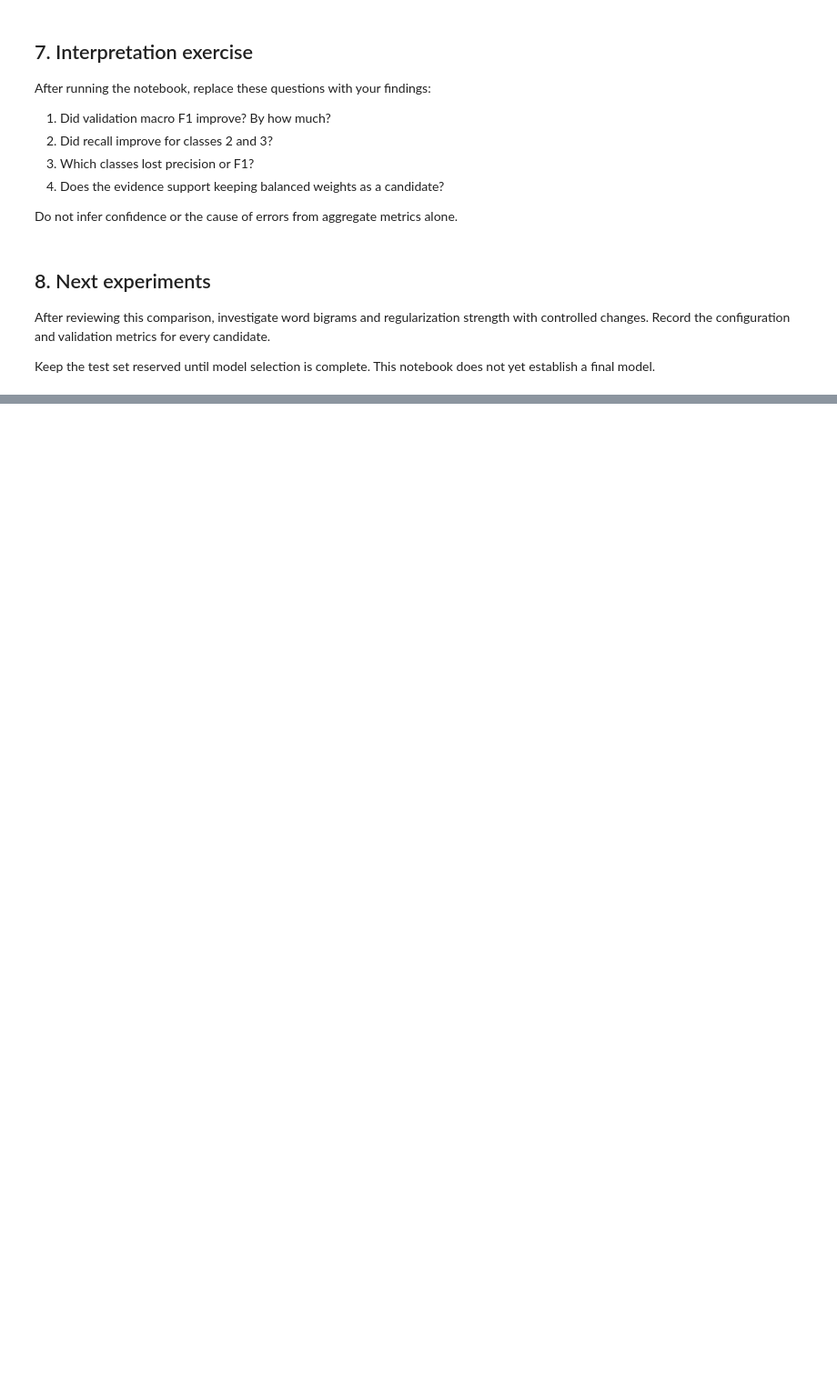
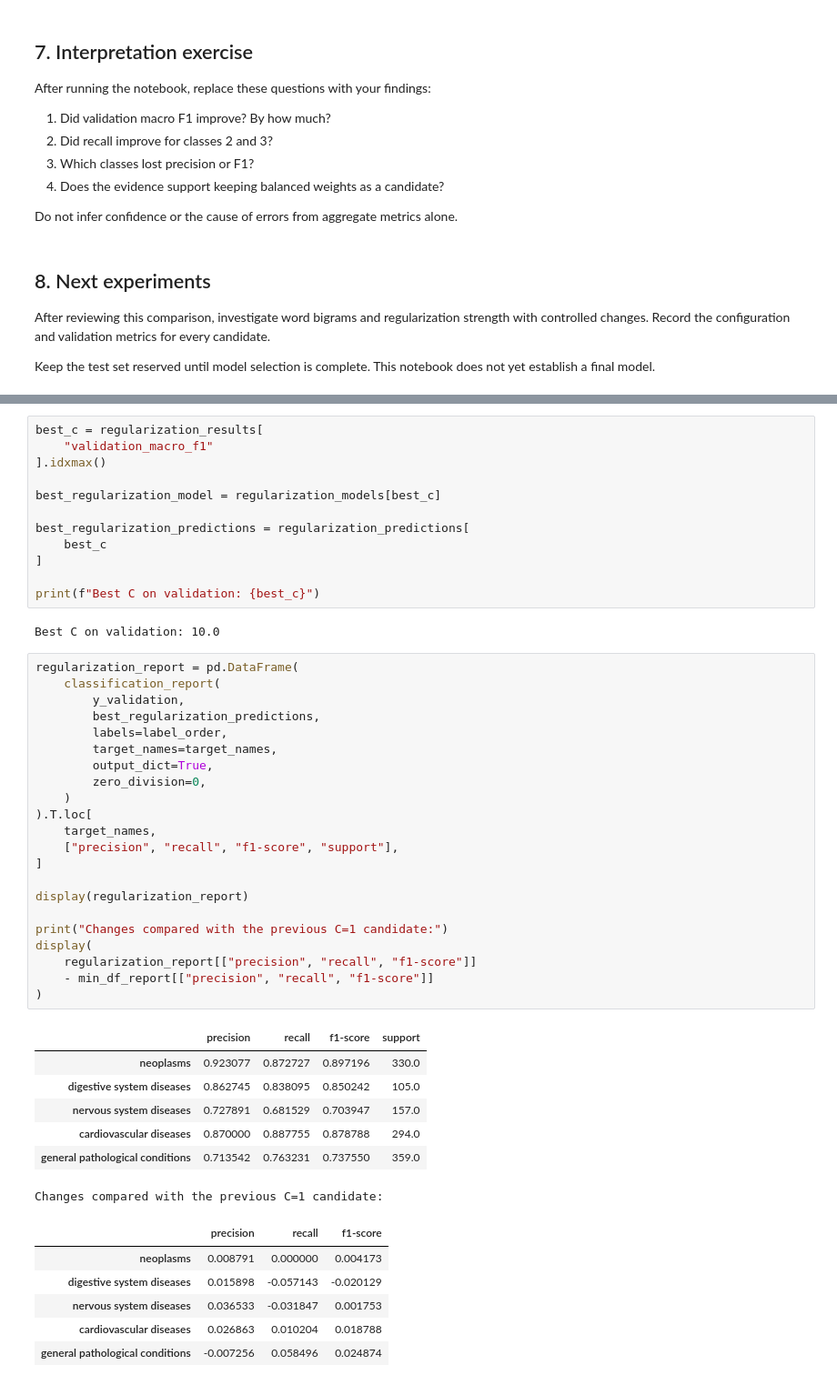
Before and after one commit to em-busca-do-shape-inexplicavel/Medical-Triage, a Jupyter notebook: notebooks/04_model_experiments.ipynb, the cells around one changed output, grey strips where cells are left out. Shown at 91% size. Saved outputs shown, nothing was run; the diff lists cells and outputs as text; blank space fills up the shorter version.

```diff
--- a/notebooks/04_model_experiments.ipynb
+++ b/notebooks/04_model_experiments.ipynb
@@ -165,0 +527,50 @@ Keep the test set reserved until model selection is complete. This notebook does
+# %%
+best_c = regularization_results[
+    "validation_macro_f1"
+].idxmax()
+
+best_regularization_model = regularization_models[best_c]
+
+best_regularization_predictions = regularization_predictions[
+    best_c
+]
+
+print(f"Best C on validation: {best_c}")
+# %% [output]
+Best C on validation: 10.0
+# %%
+regularization_report = pd.DataFrame(
+    classification_report(
+        y_validation,
+        best_regularization_predictions,
+        labels=label_order,
+        target_names=target_names,
+        output_dict=True,
+        zero_division=0,
+    )
+).T.loc[
+    target_names,
+    ["precision", "recall", "f1-score", "support"],
+]
+
+display(regularization_report)
+
+print("Changes compared with the previous C=1 candidate:")
+display(
+    regularization_report[["precision", "recall", "f1-score"]]
+    - min_df_report[["precision", "recall", "f1-score"]]
+)
+# %% [output]
+|  | precision | recall | f1-score | support |
+| neoplasms | 0.923077 | 0.872727 | 0.897196 | 330.0 |
+| digestive system diseases | 0.862745 | 0.838095 | 0.850242 | 105.0 |
+| nervous system diseases | 0.727891 | 0.681529 | 0.703947 | 157.0 |
+| cardiovascular diseases | 0.870000 | 0.887755 | 0.878788 | 294.0 |
+| general pathological conditions | 0.713542 | 0.763231 | 0.737550 | 359.0 |
+Changes compared with the previous C=1 candidate:
+|  | precision | recall | f1-score |
+| neoplasms | 0.008791 | 0.000000 | 0.004173 |
+| digestive system diseases | 0.015898 | -0.057143 | -0.020129 |
+| nervous system diseases | 0.036533 | -0.031847 | 0.001753 |
+| cardiovascular diseases | 0.026863 | 0.010204 | 0.018788 |
+| general pathological conditions | -0.007256 | 0.058496 | 0.024874 |
```
Also changed, not shown: parts of 16 cells of this notebook.
